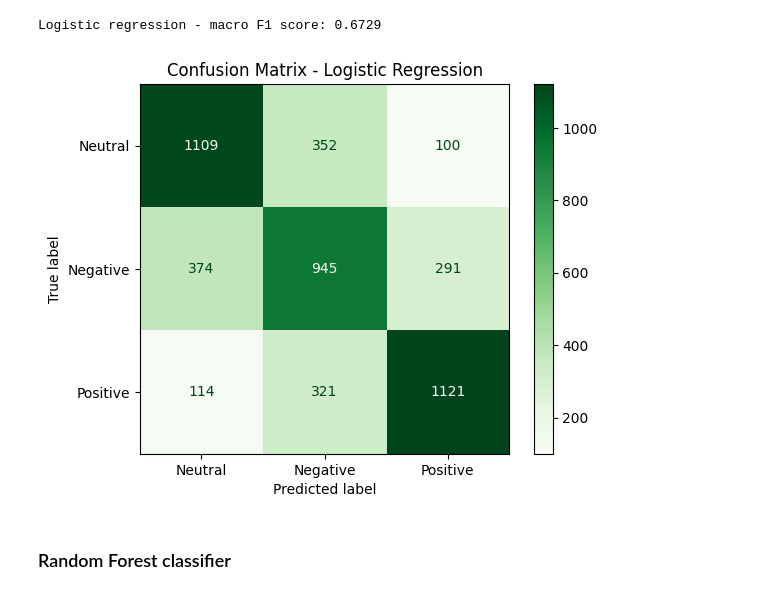
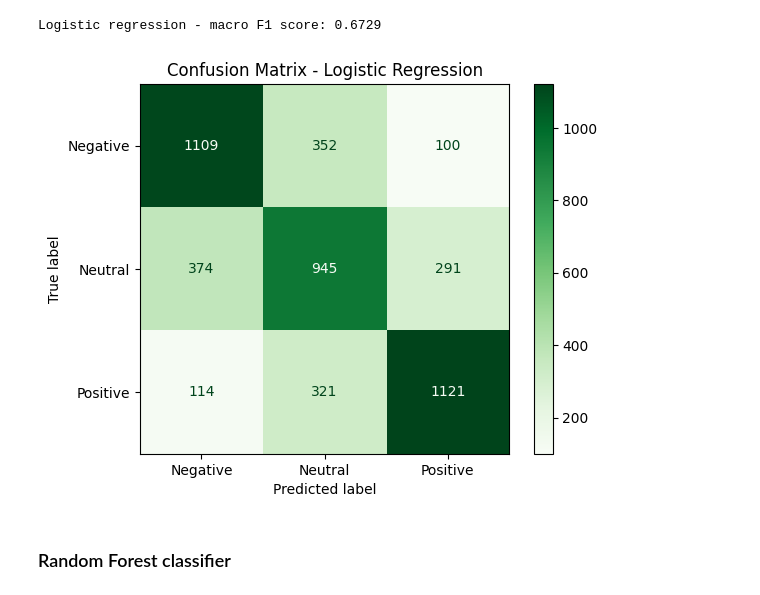
Before and after one commit to AnnaBorosh/BDA2025_project, a Jupyter notebook: notebooks/Sentiment_analysis.ipynb, the cells around one changed output. Drawn from its saved outputs; the diff is of its cells as text; code cells hidden in the pictures.

```diff
--- a/notebooks/Sentiment_analysis.ipynb
+++ b/notebooks/Sentiment_analysis.ipynb
@@ -33,7 +33,7 @@ data.head()
 | 3 | think cheap sunglasses falling ap... | Negative |
 | 4 | please read blog im best day | Negative |
 # %%
-data = pd.read_csv('../data/preprocessed_data_added.csv')
+data = pd.read_csv('drive/My Drive/Konspektid Magister/Semester 2./Ärianalüütika/BDA Project/Datasets/preprocessed_data_added.csv')
 data
 # %% [output]
 |  | Text | Sentiment |
@@ -177,14 +177,14 @@ Logistic regression - macro F1 score: 0.6729
 # %%
 cm_lgr = confusion_matrix(y_test, pred_lgr)
 
-labels = ['Neutral', 'Negative', 'Positive']
+labels = ['Negative', 'Neutral', 'Positive']
 
 disp = ConfusionMatrixDisplay(confusion_matrix=cm_lgr, display_labels=labels)
 disp.plot(cmap=plt.cm.Greens)
 plt.title("Confusion Matrix - Logistic Regression")
 plt.show()
 # %% [output]
-[figure, old version]
+[figure, new version]
 # %% [markdown]
 ### Random Forest classifier
 # %%
```
Also changed, not shown: parts of 8 cells of this notebook.
